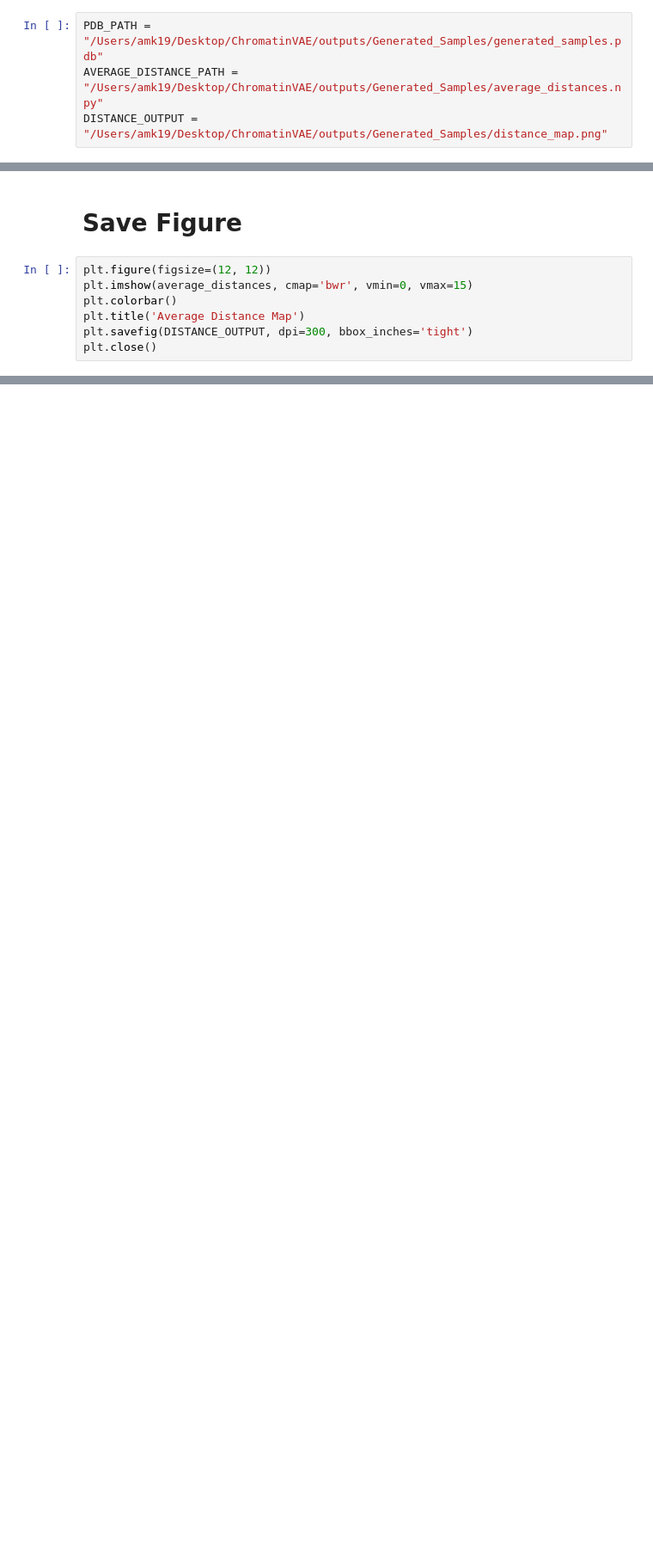
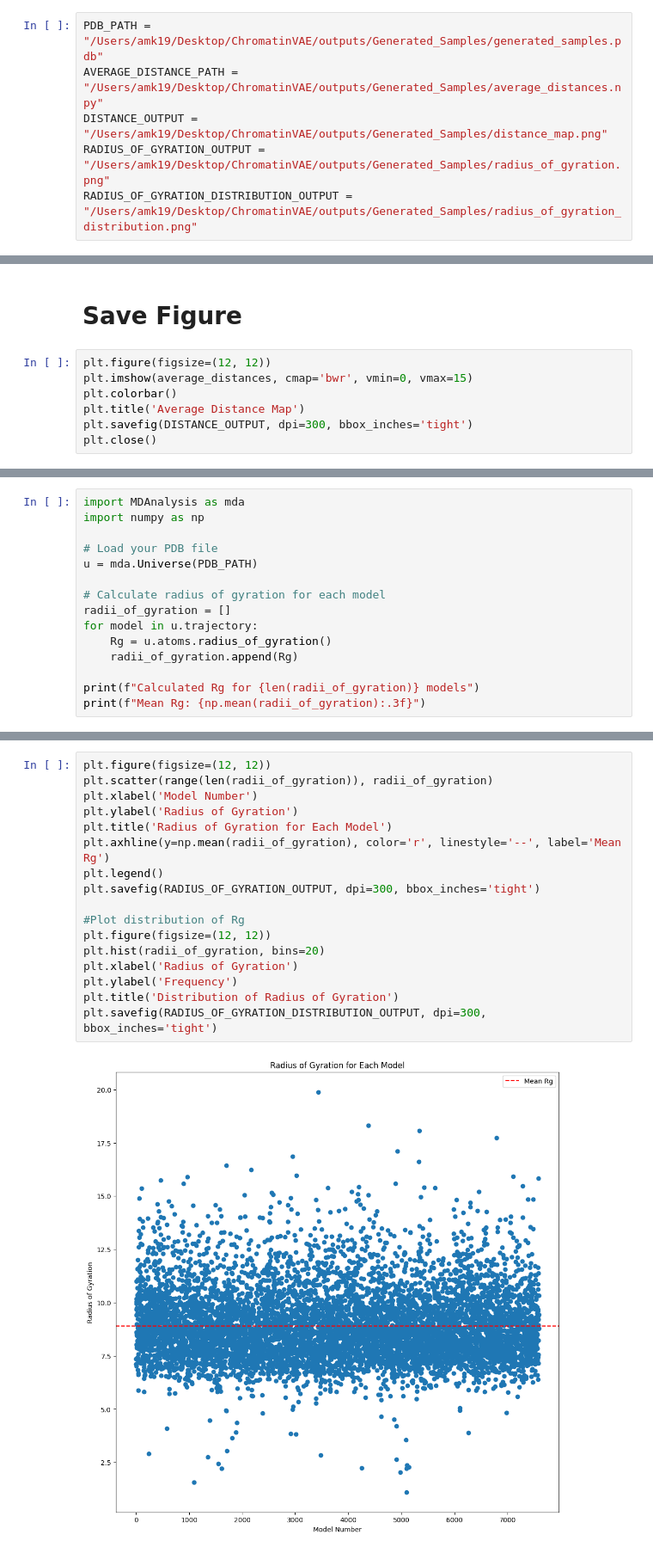
Before and after one commit to AKuhn100/ChromVAE, a Jupyter notebook: scripts/Plotting/distance_map.ipynb, the cells around one changed output, grey strips where cells are left out. Shown at 86% size. Saved outputs shown, nothing was run; the diff lists cells and outputs as text; blank space fills up the shorter version.

Commit message:
Added radius of gyration calculation

```diff
--- a/scripts/Plotting/distance_map.ipynb
+++ b/scripts/Plotting/distance_map.ipynb
@@ -4,6 +14,8 @@
 PDB_PATH = "/Users/amk19/Desktop/ChromatinVAE/outputs/Generated_Samples/generated_samples.pdb"
 AVERAGE_DISTANCE_PATH = "/Users/amk19/Desktop/ChromatinVAE/outputs/Generated_Samples/average_distances.npy"
 DISTANCE_OUTPUT = "/Users/amk19/Desktop/ChromatinVAE/outputs/Generated_Samples/distance_map.png"
+RADIUS_OF_GYRATION_OUTPUT = "/Users/amk19/Desktop/ChromatinVAE/outputs/Generated_Samples/radius_of_gyration.png"
+RADIUS_OF_GYRATION_DISTRIBUTION_OUTPUT = "/Users/amk19/Desktop/ChromatinVAE/outputs/Generated_Samples/radius_of_gyration_distribution.png"
 # %% [markdown]
 # Load PDB
 # %%
@@ -93,0 +102,15 @@ plt.close()
+# %%
+import MDAnalysis as mda
+import numpy as np
+
+# Load your PDB file
+u = mda.Universe(PDB_PATH)
+
+# Calculate radius of gyration for each model
+radii_of_gyration = []
+for model in u.trajectory:
+    Rg = u.atoms.radius_of_gyration()
+    radii_of_gyration.append(Rg)
+
+print(f"Calculated Rg for {len(radii_of_gyration)} models")
+print(f"Mean Rg: {np.mean(radii_of_gyration):.3f}")
@@ -93,0 +120,19 @@ plt.close()
+# %%
+plt.figure(figsize=(12, 12))
+plt.scatter(range(len(radii_of_gyration)), radii_of_gyration)
+plt.xlabel('Model Number')
+plt.ylabel('Radius of Gyration')
+plt.title('Radius of Gyration for Each Model')
+plt.axhline(y=np.mean(radii_of_gyration), color='r', linestyle='--', label='Mean Rg')
+plt.legend()
+plt.savefig(RADIUS_OF_GYRATION_OUTPUT, dpi=300, bbox_inches='tight')
+
+#Plot distribution of Rg
+plt.figure(figsize=(12, 12))
+plt.hist(radii_of_gyration, bins=20)
+plt.xlabel('Radius of Gyration')
+plt.ylabel('Frequency')
+plt.title('Distribution of Radius of Gyration')
+plt.savefig(RADIUS_OF_GYRATION_DISTRIBUTION_OUTPUT, dpi=300, bbox_inches='tight')
+# %% [output]
+[figure, added]
```
Also changed, not shown: parts of 10 cells of this notebook, 2 other files.
